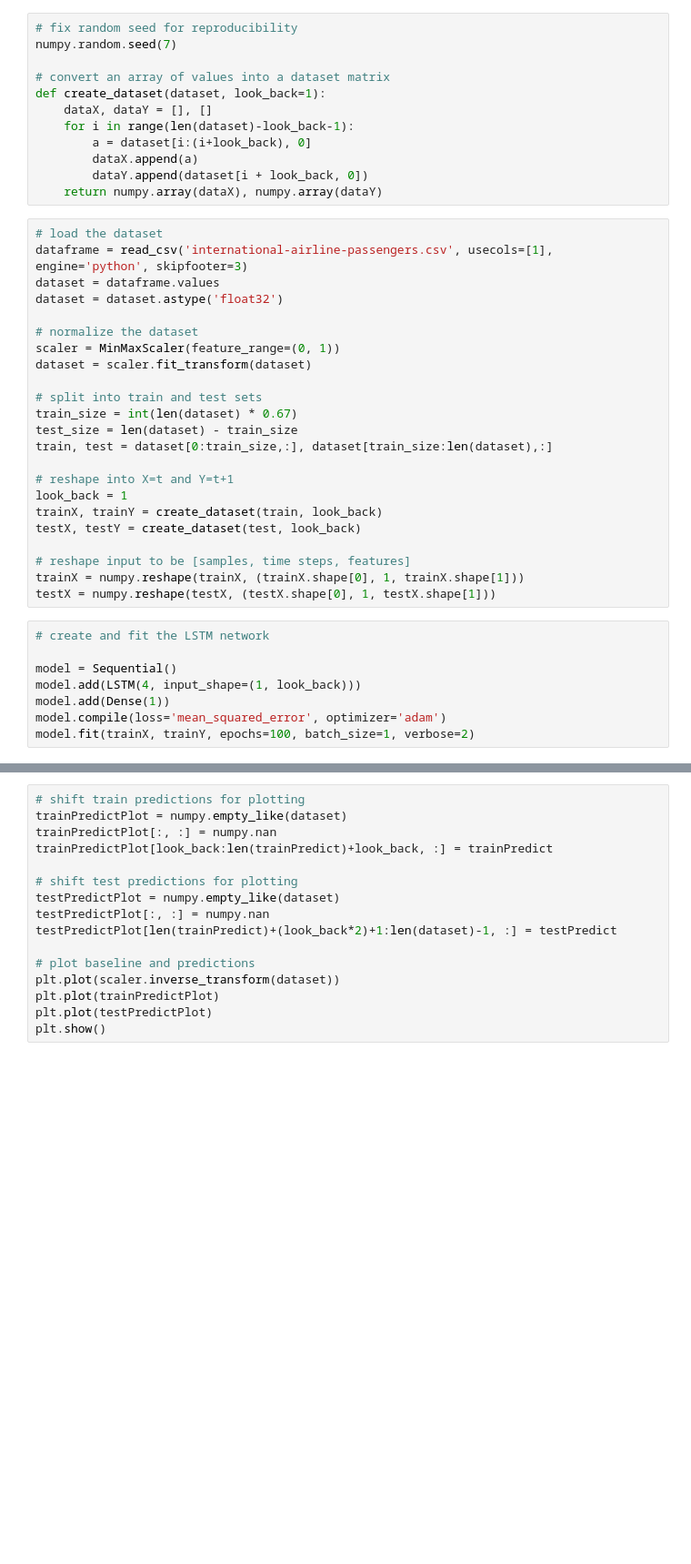
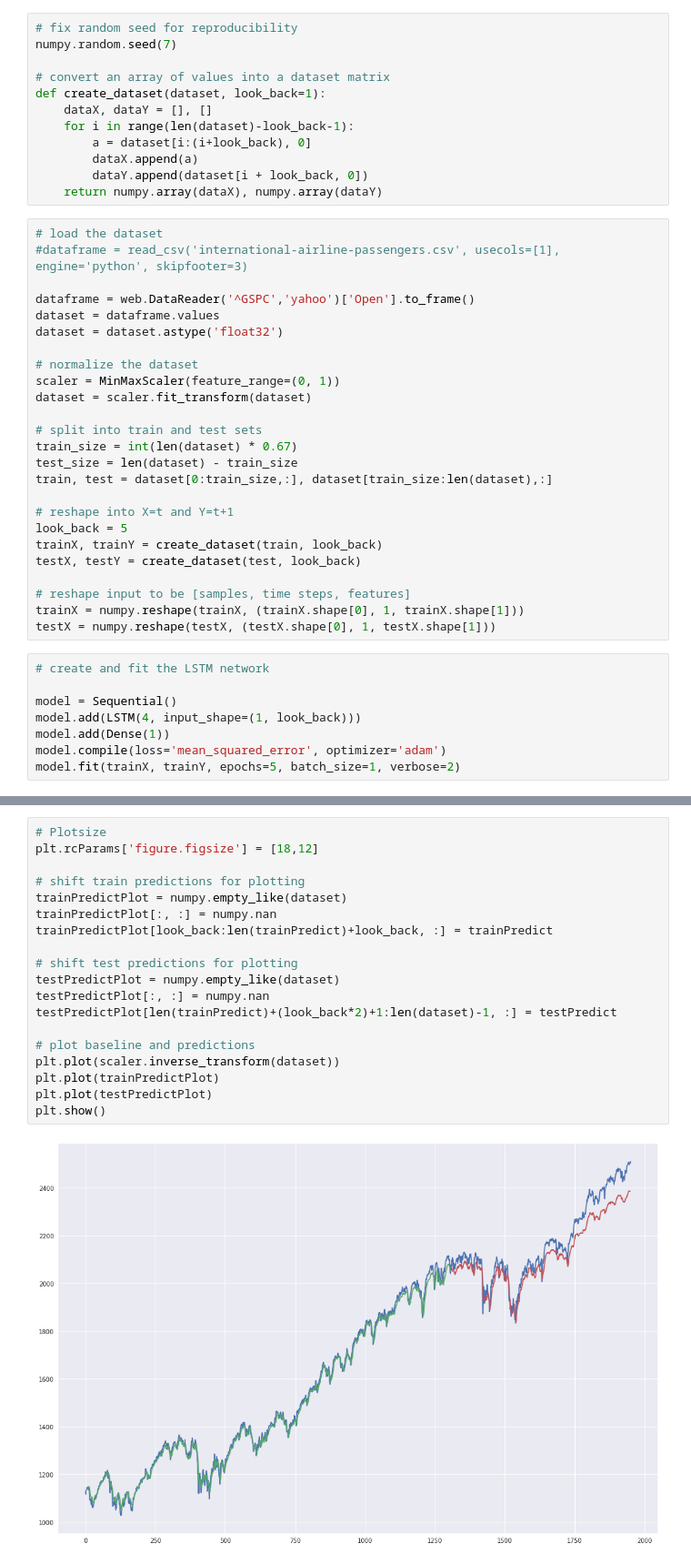
Before and after one commit to kpnDataScienceLab/labday2017-LSTM, a Jupyter notebook: analysis-hakim.ipynb, the cells around one changed output, grey strips where cells are left out. Shown at 91% size. Saved outputs shown, nothing was run; the diff lists cells and outputs as text; blank space fills up the shorter version.

```diff
--- a/analysis-hakim.ipynb
+++ b/analysis-hakim.ipynb
@@ -26,7 +34,9 @@ def create_dataset(dataset, look_back=1):
     return numpy.array(dataX), numpy.array(dataY)
 # %%
 # load the dataset
-dataframe = read_csv('international-airline-passengers.csv', usecols=[1], engine='python', skipfooter=3)
+#dataframe = read_csv('international-airline-passengers.csv', usecols=[1], engine='python', skipfooter=3)
+
+dataframe = web.DataReader('^GSPC','yahoo')['Open'].to_frame()
 dataset = dataframe.values
 dataset = dataset.astype('float32')
 
@@ -40,7 +50,7 @@ test_size = len(dataset) - train_size
 train, test = dataset[0:train_size,:], dataset[train_size:len(dataset),:]
 
 # reshape into X=t and Y=t+1
-look_back = 1
+look_back = 5
 trainX, trainY = create_dataset(train, look_back)
 testX, testY = create_dataset(test, look_back)
 
@@ -54,4 +64,4 @@ model = Sequential()
 model.add(LSTM(4, input_shape=(1, look_back)))
 model.add(Dense(1))
 model.compile(loss='mean_squared_error', optimizer='adam')
-model.fit(trainX, trainY, epochs=100, batch_size=1, verbose=2)
+model.fit(trainX, trainY, epochs=5, batch_size=1, verbose=2)
@@ -74,16 +99,21 @@ print('Test Score: %.2f RMSE' % (testScore))
 # %%
+# Plotsize
+plt.rcParams['figure.figsize'] = [18,12]
+
 # shift train predictions for plotting
 trainPredictPlot = numpy.empty_like(dataset)
 trainPredictPlot[:, :] = numpy.nan
 trainPredictPlot[look_back:len(trainPredict)+look_back, :] = trainPredict
 
 # shift test predictions for plotting
 testPredictPlot = numpy.empty_like(dataset)
 testPredictPlot[:, :] = numpy.nan
 testPredictPlot[len(trainPredict)+(look_back*2)+1:len(dataset)-1, :] = testPredict
 
 # plot baseline and predictions
 plt.plot(scaler.inverse_transform(dataset))
 plt.plot(trainPredictPlot)
 plt.plot(testPredictPlot)
 plt.show()
+# %% [output]
+[figure, added]
```
Also changed, not shown: parts of 4 cells of this notebook.
